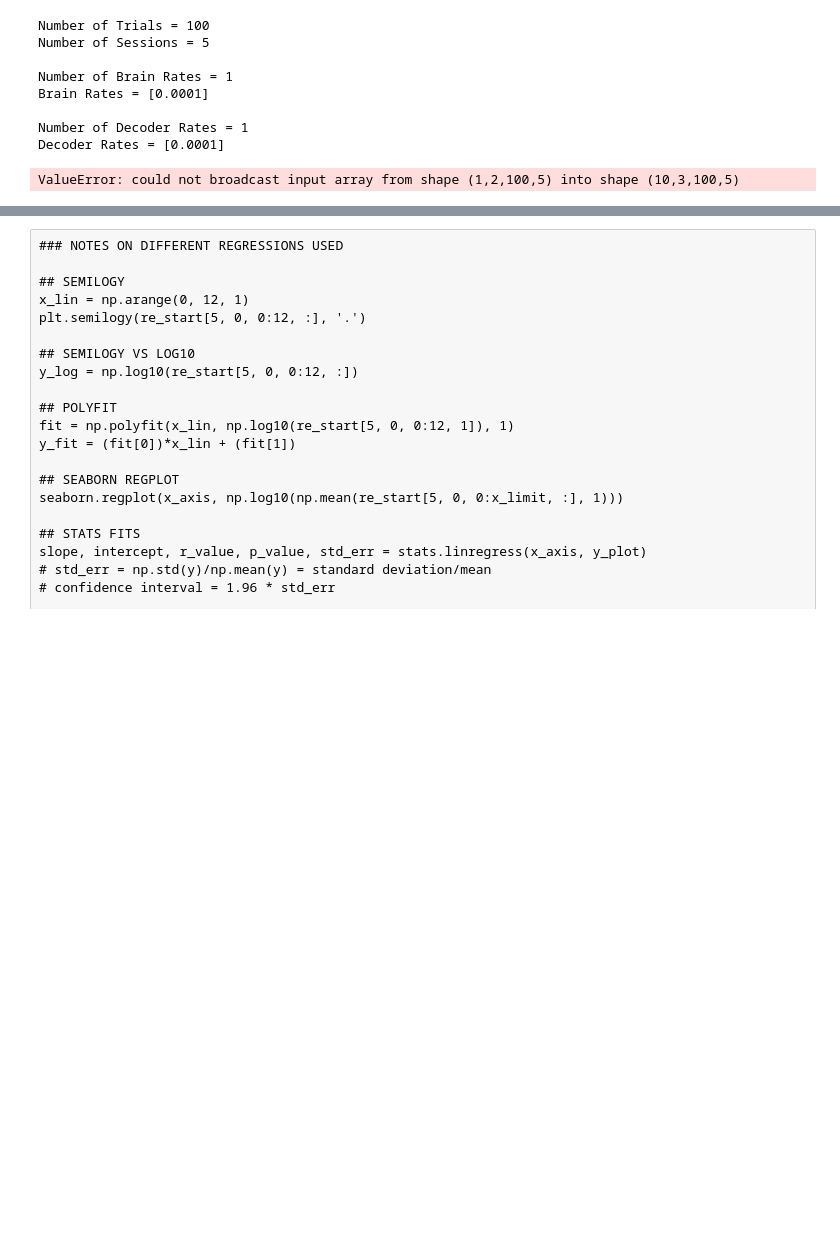
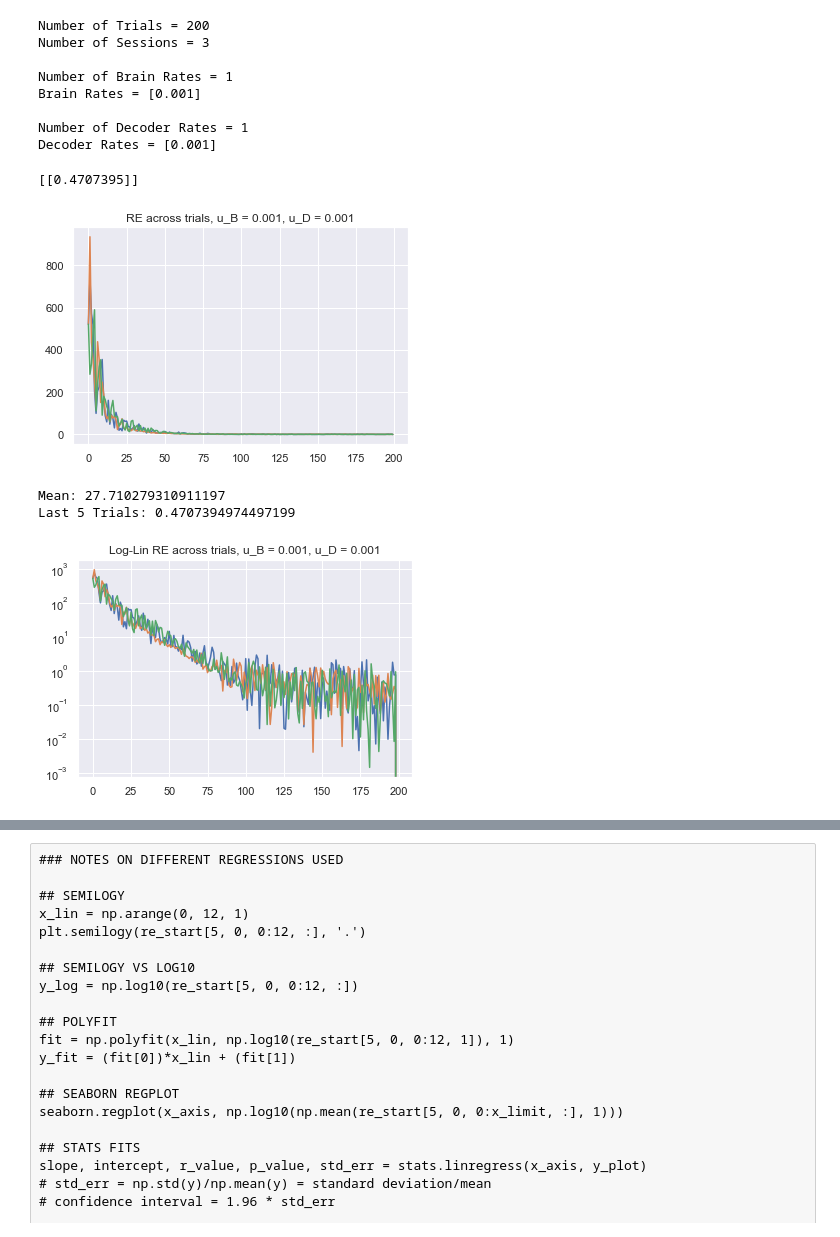
Before and after one commit to mmadduri/BMI_Model, a Jupyter notebook: BMI_Simulations.ipynb, the cells around one changed output, grey strips where cells are left out. Cells and saved outputs as stored; diff of their text form; code cells hidden in the pictures; blank space fills up the shorter version.

```diff
--- a/BMI_Simulations.ipynb
+++ b/BMI_Simulations.ipynb
@@ -40,5 +34,5 @@ os.getcwd()
 # %%
-re_start_path = '_Trial_reacherror_start_data.npy'
+cost_start_path = '_Trial_cost_start_data.npy'
 targ_path = '_Trial_target_data.npy'
 cursor_st_path = '_Trial_cursor_start_data.npy'
 k_path = '_Decoder_K_data.npy'
@@ -55,8 +49,6 @@ NUM_B_RATES = parameters['num_b_rate']
 B_RATE_LIST = parameters['b_rate_list']
 NUM_D_RATES = parameters['num_d_rate']
 D_RATE_LIST = parameters['d_rate_list']
-NUM_DIM = 2
-NUM_NEURONS = 10
 NUM_LAMBDA = NUM_DIM + 1
 
 # np.savez(filename + '_Parameters.npz', num_trials=NUM_TRIALS, num_sessions=NUM_SESSIONS,
@@ -72,14 +64,14 @@ print("")
 print("Number of Decoder Rates = " + str(NUM_D_RATES))
 print("Decoder Rates = " + str(D_RATE_LIST))
 # %% [output]
-Number of Trials = 100
-Number of Sessions = 5
+Number of Trials = 200
+Number of Sessions = 3
 
 Number of Brain Rates = 1
-Brain Rates = [0.0001]
+Brain Rates = [0.001]
 
 Number of Decoder Rates = 1
-Decoder Rates = [0.0001]
+Decoder Rates = [0.001]
 # %%
 path_B = np.empty(NUM_B_RATES, dtype='<U256')
 path_D = np.empty(NUM_D_RATES, dtype='<U256')
@@ -89,9 +81,9 @@ path_D = np.empty(NUM_D_RATES, dtype='<U256')
 path = np.empty([NUM_B_RATES, NUM_D_RATES], dtype='<U256')
 # rates = np.empty([NUM_B_RATES, NUM_D_RATES, 2])
 
-re_start = np.empty([NUM_B_RATES, NUM_D_RATES, NUM_TRIALS, NUM_SESSIONS])
-mean_re = np.empty([NUM_B_RATES, NUM_D_RATES])
-mean_re_last = np.empty([NUM_B_RATES, NUM_D_RATES])
+cost_start = np.empty([NUM_B_RATES, NUM_D_RATES, NUM_TRIALS, NUM_SESSIONS])
+mean_cost = np.empty([NUM_B_RATES, NUM_D_RATES])
+mean_cost_last = np.empty([NUM_B_RATES, NUM_D_RATES])
 targ = np.empty([NUM_B_RATES, NUM_D_RATES, NUM_DIM, 1, NUM_TRIALS, NUM_SESSIONS])
 cursor_st = np.empty([NUM_B_RATES, NUM_D_RATES, NUM_DIM, 1, NUM_TRIALS, NUM_SESSIONS])
 k_data = np.empty([NUM_B_RATES, NUM_D_RATES, NUM_DIM, NUM_NEURONS, NUM_TRIALS, NUM_SESSIONS])
@@ -127,31 +119,36 @@ lastNum = 5
 
 for iB in range(NUM_B_RATES):
     for iD in range(NUM_D_RATES):
-        re_start[iB, iD] = np.load(path[iB, iD] + re_start_path)
-        mean_re[iB, iD] = np.mean(re_start[iB, iD])
-        mean_re_last[iB, iD] = np.mean(re_start[iB, iD, NUM_TRIALS-lastNum-1: NUM_TRIALS-1, :])
+        cost_start[iB, iD] = np.load(path[iB, iD] + cost_start_path)
+        mean_cost[iB, iD] = np.mean(cost_start[iB, iD])
+        mean_cost_last[iB, iD] = np.mean(cost_start[iB, iD, NUM_TRIALS-lastNum-1: NUM_TRIALS-1, :])
         targ[iB, iD, :, :, :, :] = np.load(path[iB, iD] + targ_path)
         cursor_st[iB, iD, :, :, :, :] = np.load(path[iB, iD] + cursor_st_path)
         k_data[iB, iD, :, :, :, :] = np.load(path[iB,iD] + k_path)
         lambda_data[iB, iD, :, :, :, :] = np.load(path[iB, iD] + lambda_path)
-# %% [output]
-ValueError: could not broadcast input array from shape (1,2,100,5) into shape (10,3,100,5)
 # %%
-print(mean_re_last)
+print(mean_cost_last)
+# %% [output]
+[[0.4707395]]
 # %%
 uB_idx = 0
 uD_idx = 1
 
 for iB in range(NUM_B_RATES):
     for iD in range(NUM_D_RATES):
-        plt.plot(re_start[iB, iD])
+        plt.plot(cost_start[iB, iD])
         plt.title('RE across trials, u_B = ' + str(B_RATE_LIST[iB]) + ", u_D = " + str(D_RATE_LIST[iD]))
         plt.show()
-        print("Mean: " + str(mean_re[iB, iD]))
-        print("Last 5 Trials: " + str(mean_re_last[iB, iD]))
+        print("Mean: " + str(mean_cost[iB, iD]))
+        print("Last 5 Trials: " + str(mean_cost_last[iB, iD]))
         print("")
         # plots with log scaling on the y-axis -- so this plots x vs log_10(y)
-        plt.semilogy(re_start[iB, iD])
+        plt.semilogy(cost_start[iB, iD])
         plt.title('Log-Lin RE across trials, u_B = ' + str(B_RATE_LIST[iB]) + ", u_D = " + str(D_RATE_LIST[iD]))
         plt.show()
+# %% [output]
+[figure, added]
+Mean: 27.710279310911197
+Last 5 Trials: 0.4707394974497199
+[figure, added]
 # %%
```
Also changed, not shown: parts of 15 cells of this notebook, 5 other files.
